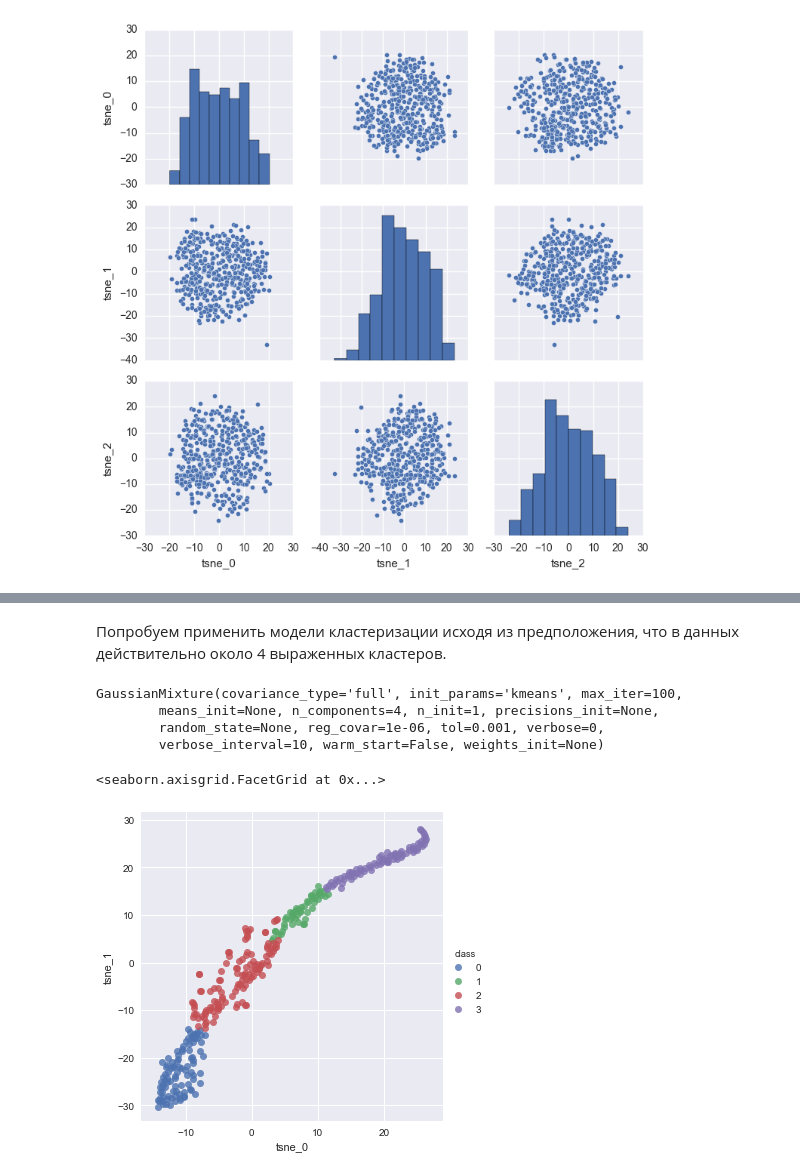
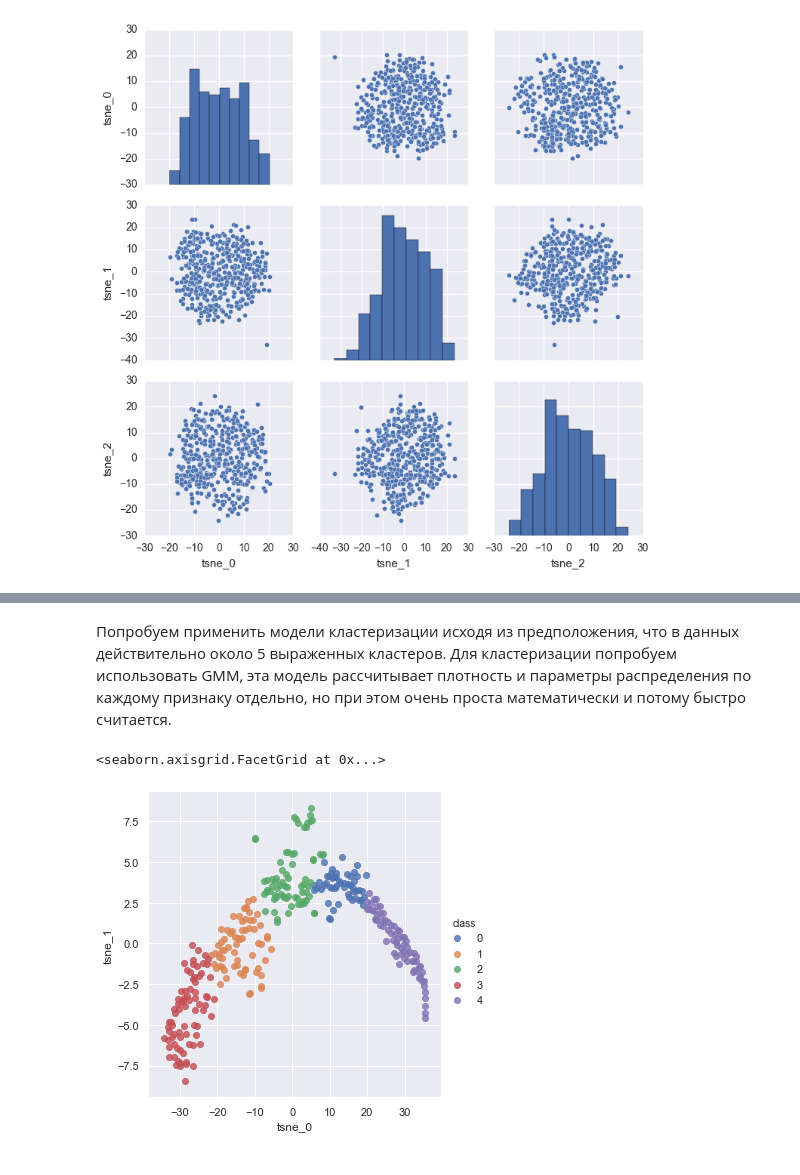
Before and after one commit to KozlovaES/BG_TestCase, a Jupyter notebook: Kozlova_test5.ipynb, the cells around one changed output, grey strips where cells are left out. Saved outputs shown, nothing was run; the diff lists cells and outputs as text; code cells hidden in the pictures.

```diff
--- a/Kozlova_test5.ipynb
+++ b/Kozlova_test5.ipynb
@@ -396,2 +390,2 @@ sns.regplot(inf_tsne.iloc[:,0], inf_tsne.iloc[:,1], fit_reg=False)
 # %% [markdown]
-Попробуем применить модели кластеризации исходя из предположения, что в данных действительно около 4 выраженных кластеров.
+Попробуем применить модели кластеризации исходя из предположения, что в данных действительно около 5 выраженных кластеров. Для кластеризации попробуем использовать GMM, эта модель рассчитывает плотность и параметры распределения по каждому признаку отдельно, но при этом очень проста математически и потому быстро считается.
@@ -400,17 +392,11 @@ from sklearn.mixture import GaussianMixture
 # %%
 # GMM is more adaptive compared to simple methods like kmeans since it can
 # find clusters with oval shapes and different densities
-gmm = GaussianMixture(n_components=4)
+gmm = GaussianMixture(n_components=5)
 gmm.fit(inf_tsne)
+inf_tsne['class'] = gmm.predict(inf_tsne)
+sns.lmplot('tsne_0', 'tsne_1', inf_tsne, hue='class', fit_reg=False)
 # %% [output]
-GaussianMixture(covariance_type='full', init_params='kmeans', max_iter=100,
-        means_init=None, n_components=4, n_init=1, precisions_init=None,
-        random_state=None, reg_covar=1e-06, tol=0.001, verbose=0,
-        verbose_interval=10, warm_start=False, weights_init=None)
+<seaborn.axisgrid.FacetGrid at 0x...>
+[figure, added]
-# %%
-inf_tsne['class'] = gmm.predict(inf_tsne)
-sns.lmplot('tsne_0', 'tsne_1', inf_tsne, hue='class', fit_reg=False)
-# %% [output]
-<seaborn.axisgrid.FacetGrid at 0x...>
-[figure, removed]
 # %% [markdown]
```
Also changed, not shown: parts of 83 cells of this notebook.
